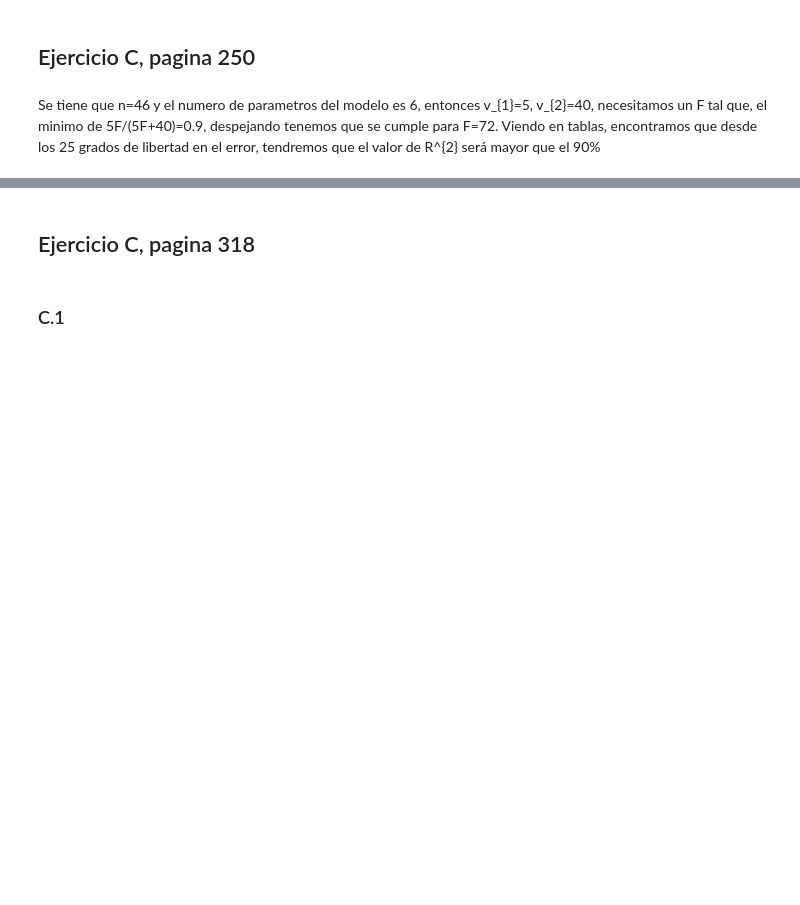
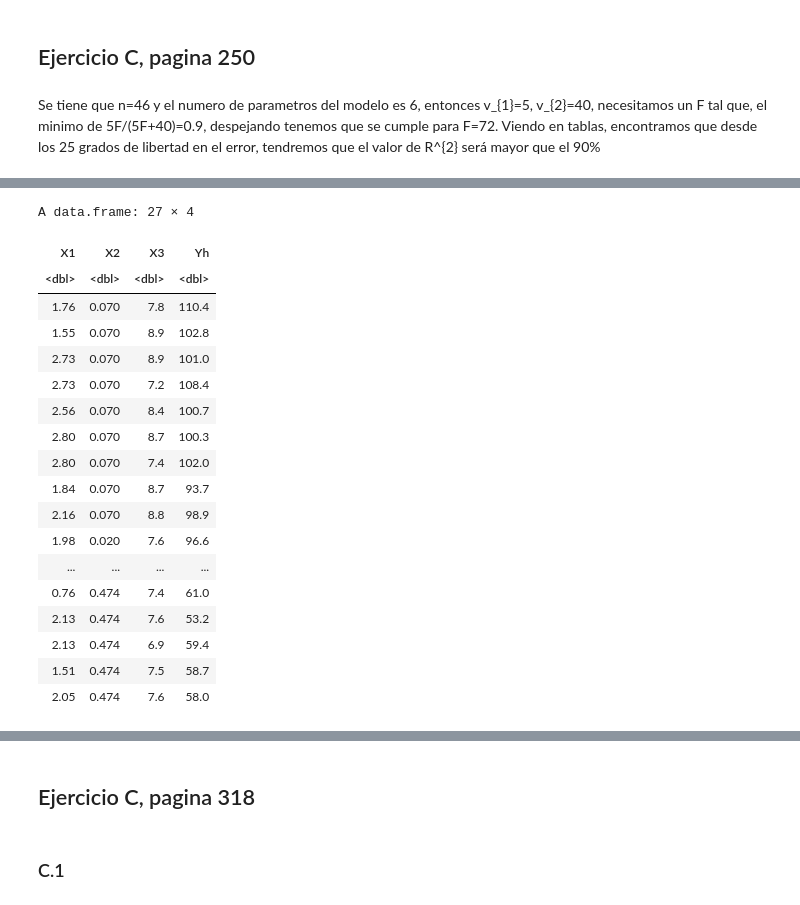
Before and after one commit to Taz-Ricardo/Mat-266, a Jupyter notebook: Tarea_3_regresion.ipynb, the cells around one changed output, grey strips where cells are left out. Saved outputs shown, nothing was run; the diff lists cells and outputs as text; code cells hidden in the pictures; blank space fills up the shorter version.

```diff
--- a/Tarea_3_regresion.ipynb
+++ b/Tarea_3_regresion.ipynb
@@ -146,0 +262,23 @@ Se tiene que n=46 y el numero de parametros del modelo es 6, entonces v_{1}=5, v
+# %%
+data_H1 <- data.frame(X1, X2, X3, Yh)
+data_H1
+# %% [output]
+A data.frame: 27 × 4
+| X1 | X2 | X3 | Yh |
+| <dbl> | <dbl> | <dbl> | <dbl> |
+| 1.76 | 0.070 | 7.8 | 110.4 |
+| 1.55 | 0.070 | 8.9 | 102.8 |
+| 2.73 | 0.070 | 8.9 | 101.0 |
+| 2.73 | 0.070 | 7.2 | 108.4 |
+| 2.56 | 0.070 | 8.4 | 100.7 |
+| 2.80 | 0.070 | 8.7 | 100.3 |
+| 2.80 | 0.070 | 7.4 | 102.0 |
+| 1.84 | 0.070 | 8.7 | 93.7 |
+| 2.16 | 0.070 | 8.8 | 98.9 |
+| 1.98 | 0.020 | 7.6 | 96.6 |
+| ... | ... | ... | ... |
+| 0.76 | 0.474 | 7.4 | 61.0 |
+| 2.13 | 0.474 | 7.6 | 53.2 |
+| 2.13 | 0.474 | 6.9 | 59.4 |
+| 1.51 | 0.474 | 7.5 | 58.7 |
+| 2.05 | 0.474 | 7.6 | 58.0 |
```
Also changed, not shown: parts of 16 cells of this notebook.
